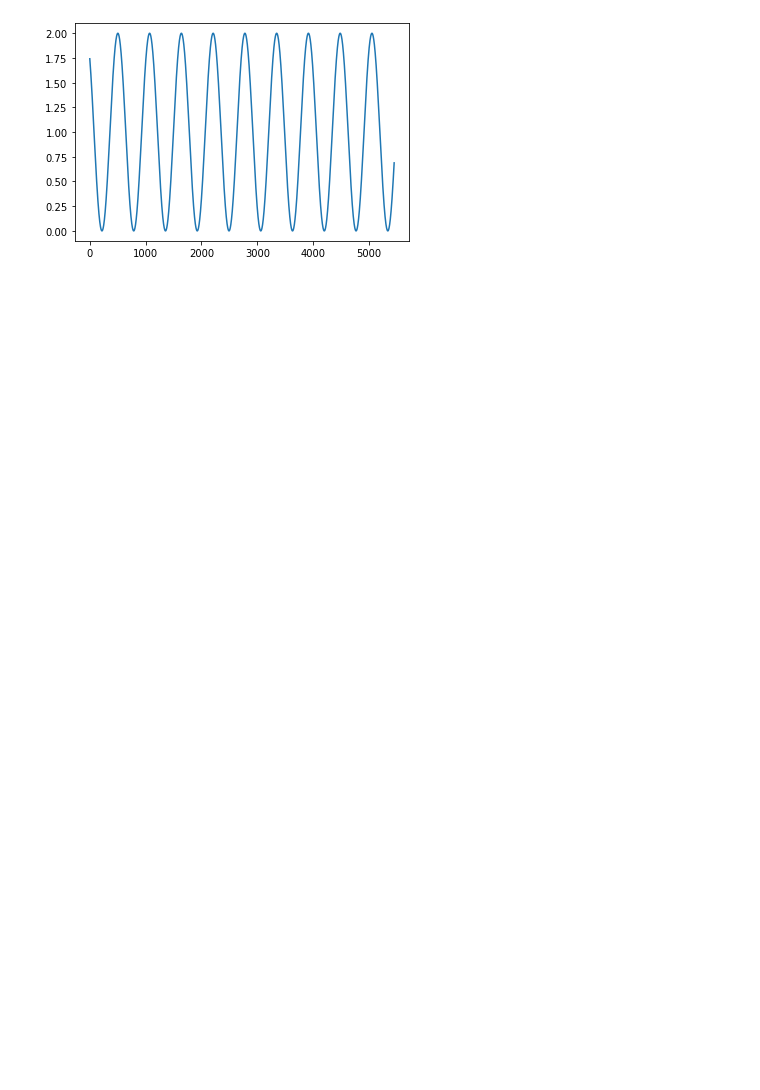
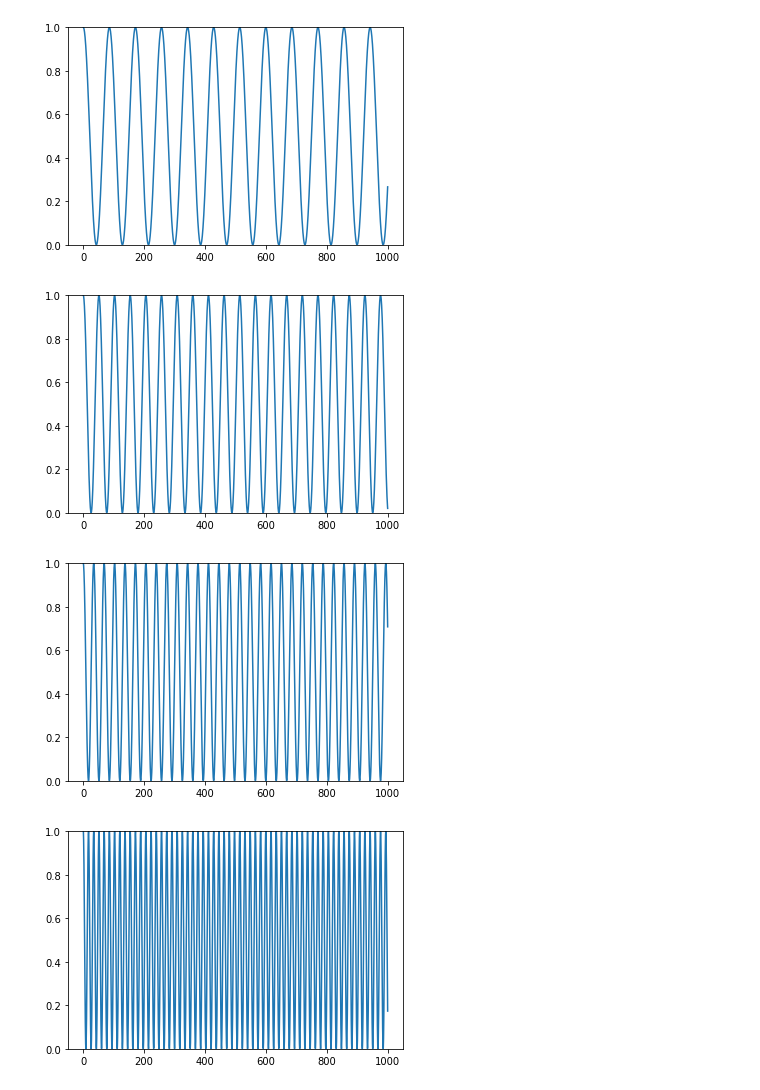
Before and after one commit to Shrek4/labs_2022, a Jupyter notebook: тех зрение/2/2.ipynb, the cells around one changed output. Cells and saved outputs as stored; diff of their text form; code cells hidden in the pictures; blank space fills up the shorter version.

```diff
--- a/тех зрение/2/2.ipynb
+++ b/тех зрение/2/2.ipynb
@@ -4,29 +5,31 @@ import numpy as np
 import matplotlib.pyplot as plt
 # %%
-FS=0.00366772681
-f1=(1+FS)*5
-f2=(1+FS)*3
-f3=(1+FS)*2
-FUNCTION_SHASTOTA=(1+FS)*3 # положительное значение
-FUNCTION_SDVIG_FAZY=1
+FS=0.00366772681*100
+F=[FS/5, FS/3, FS/2, FS, 1.41*FS, 2*FS, 3*FS]
+FUNCTION_SDVIG_FAZY=math.pi/2
+# FUNCTION_SDVIG_FAZY=0
 # %%
-def a(x): # функция синуса
-    return(np.sin(x*FUNCTION_SHASTOTA+FUNCTION_SDVIG_FAZY)+1)
+def a(x, chastota): # функция синуса
+    return(0.5*np.sin(x*chastota+FUNCTION_SDVIG_FAZY)+0.5)
 
 def b(chastota): # функция дискретизации
     sas=np.array([])
-    for i in np.arange(-10,10,chastota):
-        sas=np.append(sas,a(i))
+    for i in np.arange(0,1000,FS):
+        sas=np.append(sas,a(i, chastota))
     return sas
 
-def draw(chastota):# вывод графика дискретизированной функции
-    fig = plt.subplots()
-    y=b(chastota)
-    x = np.arange(0, len(y), 1)
-
-    plt.plot(x, y[x])
+def draw(chastota):# вывод графика функции
+    x=np.arange(0,1000,FS)
+    plt.plot(x,a(x, chastota))
+    # plt.xlim(0,300)
+    plt.ylim(0,1)
     plt.show()
 
-draw(FS)
+for i in F:
+    draw(i)
+# b(F[6])
 # %% [output]
-[figure, old version]
+[figure, new version]
+[figure, added]
+[figure, added]
+[figure, added]
```
Also changed, not shown: parts of 5 cells of this notebook, 35 other files.
